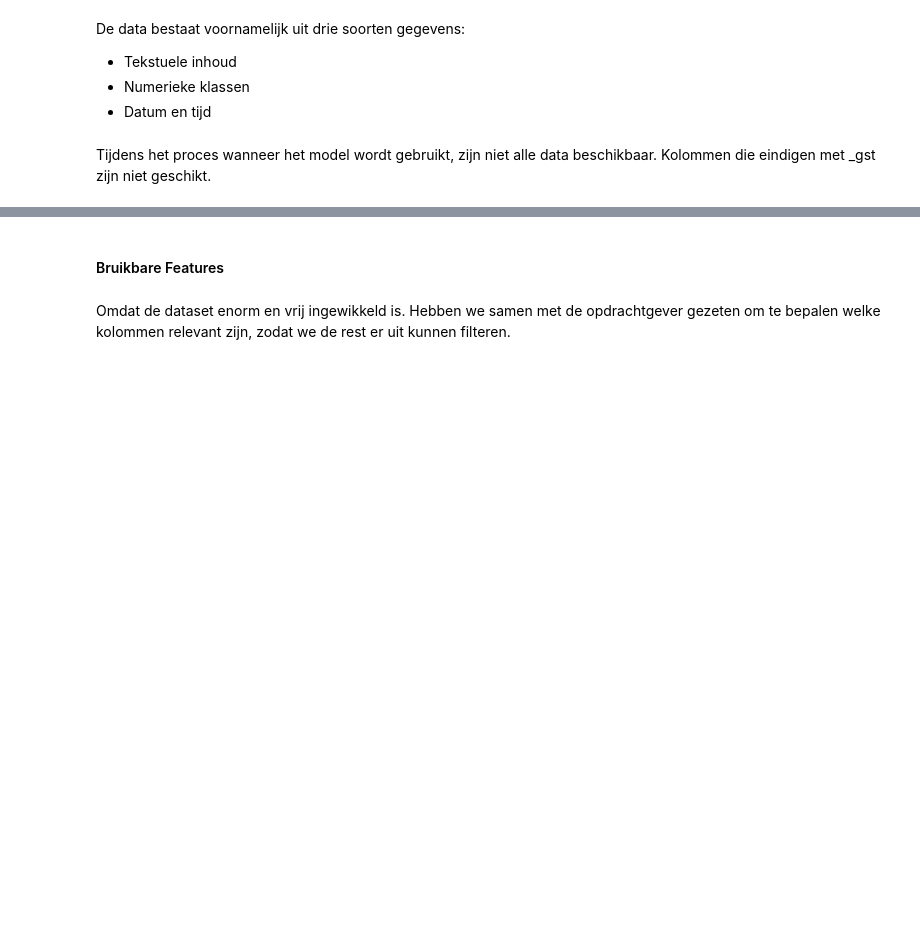
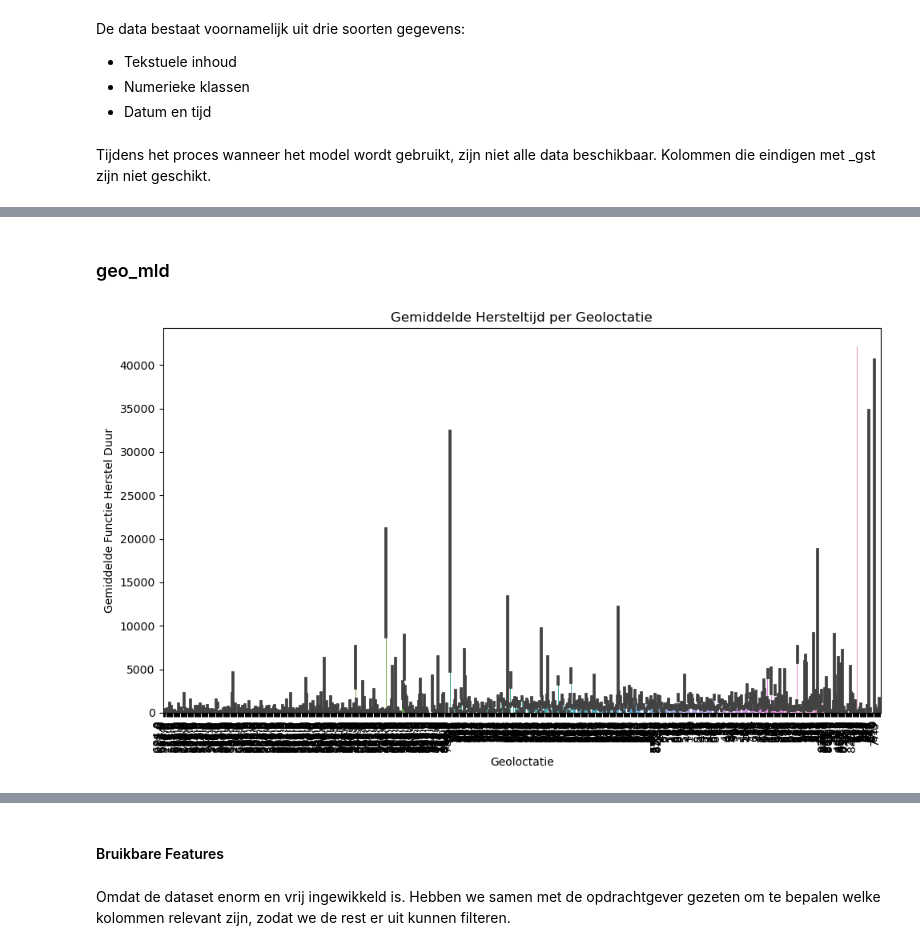
Before and after one commit to MaxJansen99/ProRail, a Jupyter notebook: analyse_en_model2.ipynb, the cells around one changed output, grey strips where cells are left out. Saved outputs shown, nothing was run; the diff lists cells and outputs as text; code cells hidden in the pictures; blank space fills up the shorter version.

```diff
--- a/analyse_en_model2.ipynb
+++ b/analyse_en_model2.ipynb
@@ -70,0 +97,18 @@ df = df.drop_duplicates()
+# %%
+def Visulaisatie_plot(df,x_feature,beschrijving):
+    plt.figure(figsize=(10, 6))
+    sns.barplot(x=x_feature, y='stm_fh_duur', data=df, estimator='mean')
+    plt.xlabel(beschrijving)
+    plt.ylabel('Gemiddelde Functie Herstel Duur')
+    plt.title(f'Gemiddelde Hersteltijd per {beschrijving}')
+    plt.xticks(rotation=90, ha='right')
+    plt.tight_layout()
+    plt.show()
+# %% [markdown]
+### geo_mld
+# %%
+x_feature = 'stm_geo_mld'
+beschrijving = 'Geoloctatie'
+Visulaisatie_plot(df, x_feature, beschrijving)
+# %% [output]
+[figure, added]
```
Also changed, not shown: parts of 59 cells of this notebook, 1 other file.
